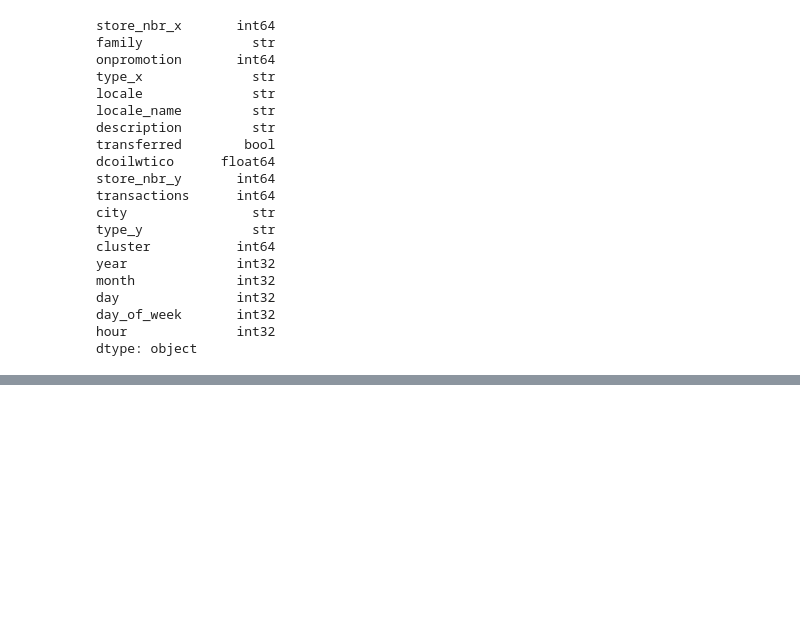
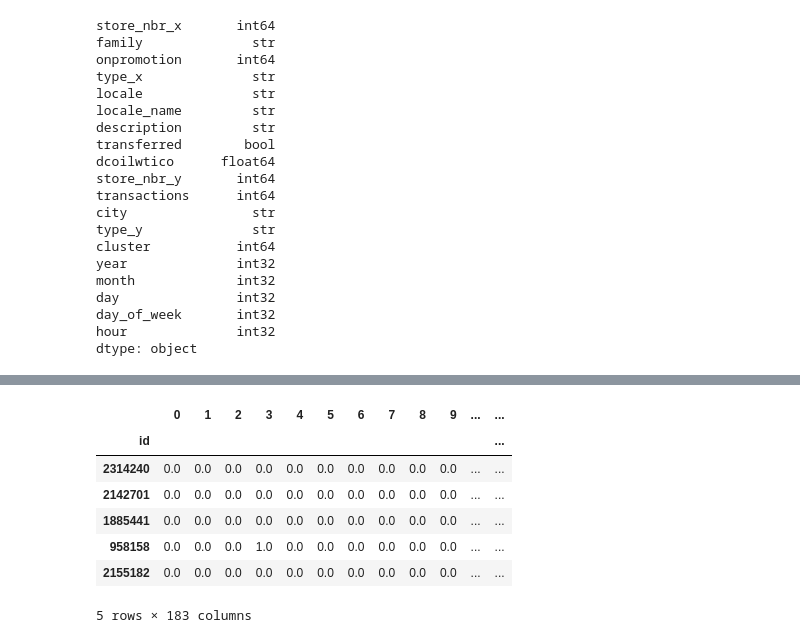
Before and after one commit to TeGPro/store-sales-forecast, a Jupyter notebook: research.ipynb, the cells around one changed output, grey strips where cells are left out. Cells and saved outputs as stored; diff of their text form; code cells hidden in the pictures; blank space fills up the shorter version.

```diff
--- a/research.ipynb
+++ b/research.ipynb
@@ -473,5 +489,5 @@ hour              int32
 dtype: object
 # %%
 # Инициализируем энкодер и скейлер
-ohe = OneHotEncoder()
-scaler = RobustScaler()
+ohe = OneHotEncoder(handle_unknown='ignore', sparse_output=False).set_output(transform="pandas")
+scaler = RobustScaler().set_output(transform="pandas")
@@ -477,0 +496,16 @@ scaler = RobustScaler()
+# %%
+scaled_train = scaler.fit_transform(x_train[numeric_cols])
+ohe_train = ohe.fit_transform(x_train[string_cols])
+# %%
+x_train = pd.concat([ohe_train, scaled_train], axis=1, ignore_index=True)
+# %%
+x_train.head()
+# %% [output]
+|  | 0 | 1 | 2 | 3 | 4 | 5 | 6 | 7 | 8 | 9 | ... | ... |
+| id |  |  |  |  |  |  |  |  |  |  |  | ... |
+| 2314240 | 0.0 | 0.0 | 0.0 | 0.0 | 0.0 | 0.0 | 0.0 | 0.0 | 0.0 | 0.0 | ... | ... |
+| 2142701 | 0.0 | 0.0 | 0.0 | 0.0 | 0.0 | 0.0 | 0.0 | 0.0 | 0.0 | 0.0 | ... | ... |
+| 1885441 | 0.0 | 0.0 | 0.0 | 0.0 | 0.0 | 0.0 | 0.0 | 0.0 | 0.0 | 0.0 | ... | ... |
+| 958158 | 0.0 | 0.0 | 0.0 | 1.0 | 0.0 | 0.0 | 0.0 | 0.0 | 0.0 | 0.0 | ... | ... |
+| 2155182 | 0.0 | 0.0 | 0.0 | 0.0 | 0.0 | 0.0 | 0.0 | 0.0 | 0.0 | 0.0 | ... | ... |
+5 rows × 183 columns
```
Also changed, not shown: parts of 21 cells of this notebook.
